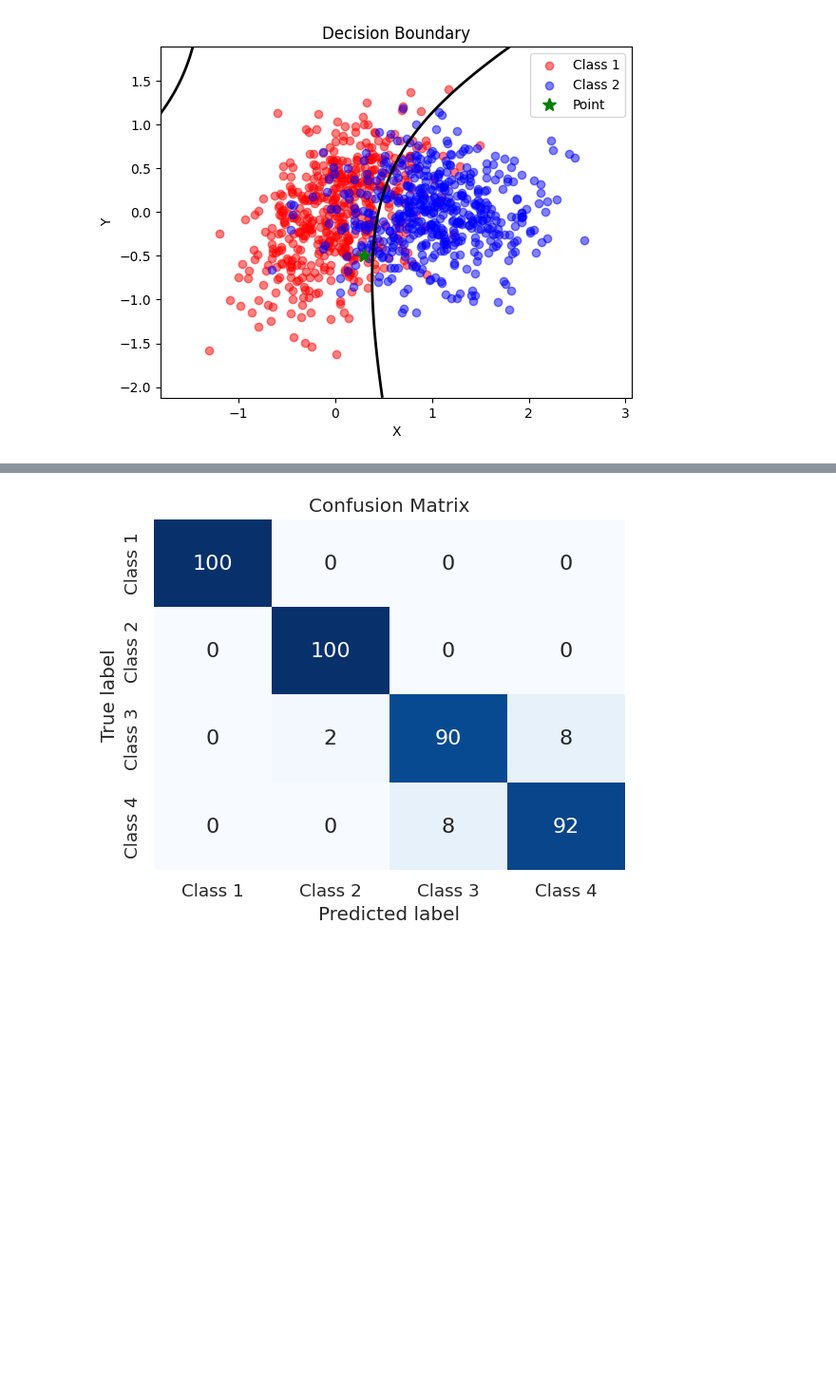
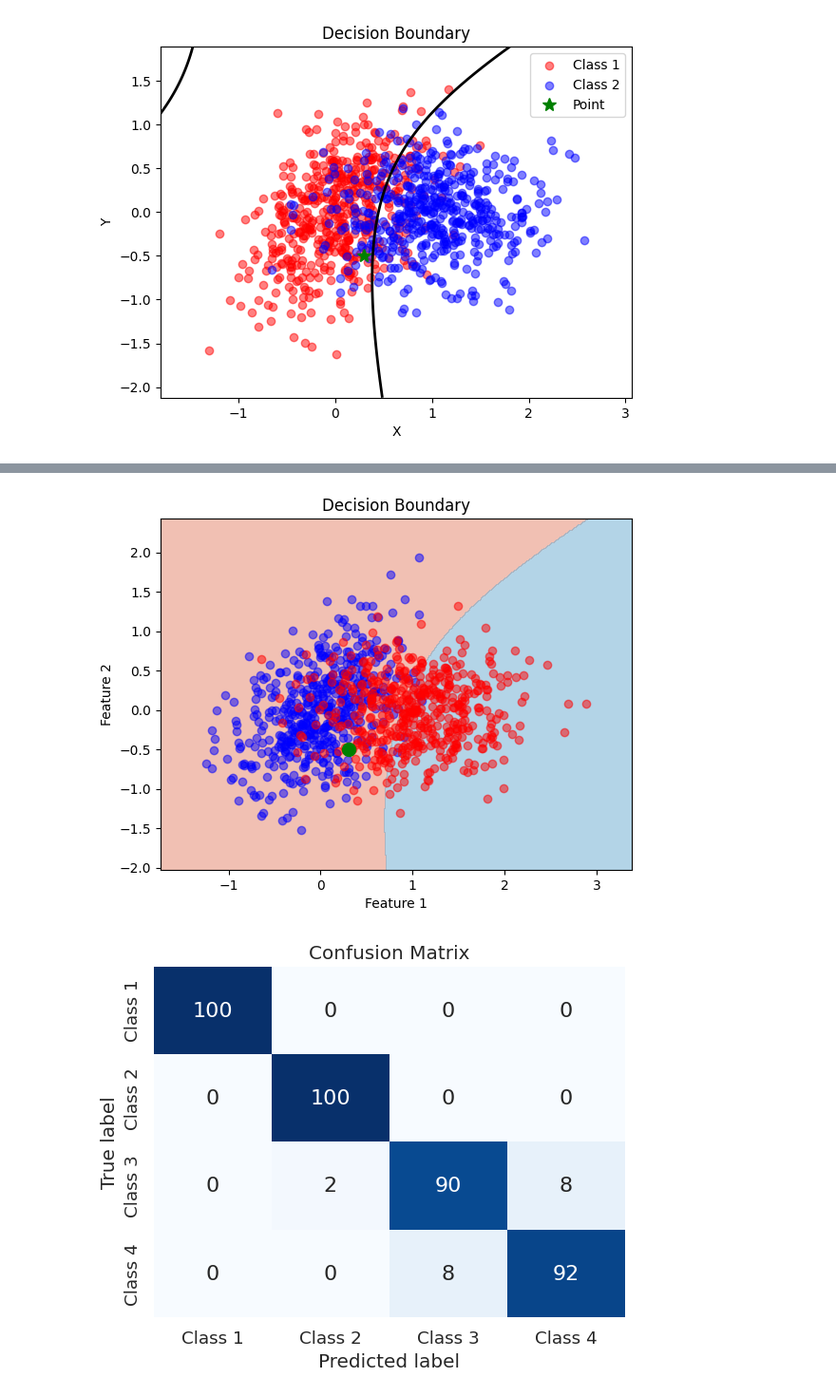
Before and after one commit to MJAHMADEE/Machine-Learning-and-Fault-Detection, a Jupyter notebook: Bayes.ipynb, the cells around one changed output, grey strips where cells are left out. Shown at 95% size. Cells and saved outputs as stored; diff of their text form; code cells hidden in the pictures; blank space fills up the shorter version.

```diff
--- a/Bayes.ipynb
+++ b/Bayes.ipynb
@@ -265,3 +267,84 @@ plt.show()
+# %%
+import numpy as np
+from scipy.stats import multivariate_normal
+from sklearn.metrics import confusion_matrix
+import seaborn as sns
+import matplotlib.pyplot as plt
+
+# Define the covariance matrices and means for the two classes
+s1 = np.array([[0.2, 0.1], [0.1, 0.3]])
+s2 = np.array([[0.3, 0], [0, 0.2]])
+m1 = np.array([0, 0])
+m2 = np.array([1, 0])
+
+# Define the loss matrix and calculate the risk function
+loss_mat = np.array([[0, 0.1], [0.9, 0]])
+r_fcn = lambda p1, p2: loss_mat[0, 1] * p1 + loss_mat[1, 0] * p2
+
+# Calculate the inverse and determinant of the covariance matrices
+inv_sigma1 = np.linalg.inv(s1)
+d_sigma1 = np.linalg.det(s1)
+inv_sigma2 = np.linalg.inv(s2)
+d_sigma2 = np.linalg.det(s2)
+
+# Generate data points for the two classes
+data1 = np.hstack((np.random.multivariate_normal(m1, s1, 500), np.ones((500, 1))))
+data2 = np.hstack((np.random.multivariate_normal(m2, s2, 500), 2*np.ones((500, 1))))
+data = np.vstack((data1, data2))
+a, b = data.shape
+
+# Initialize arrays to store probabilities and decisions
+d_t1 = np.zeros((a, 2))
+d_t2 = np.zeros((a, 2))
+p1 = np.zeros((a, 1))
+p2 = np.zeros((a, 1))
+
+# Define a function to calculate the decision boundary based on the loss matrix
+def decision_boundary(p1, p2):
+    # return (p1 - p2) / (loss_mat[1, 0] - loss_mat[0, 1])
+    return loss_mat[1, 0] * p2 - loss_mat[0, 1] * p1
+
+# Compute the probabilities of the data points belonging to the two classes using the multivariate normal PDF
+for i in range(a):
+    p1[i] = multivariate_normal.pdf(data[i, 0:b-1], m1, s1)
+    p2[i] = multivariate_normal.pdf(data[i, 0:b-1], m2, s2)
+
+    # Calculate the decision boundary based on the loss matrix
+    db = decision_boundary(p1[i], p2[i])
+
+    # Make decisions based on the computed probabilities and decision boundary
+    if db > 0:
+        d_t1[i, :] = [1, 0]
+    else:
+        d_t1[i, :] = [0, 1]
+
+# Create a ground truth array for the class labels of the data
+for i in range(a):
+    if data[i, b-1] == 1:
+        d_t2[i, :] = [1, 0]
+    elif data[i, b-1] == 2:
+        d_t2[i, :] = [0, 1]
+
+# Plot the decision boundary using a contour plot and the data points
+fig2 = plt.figure()
+x, y = np.mgrid[min(data[:,0])-0.5:max(data[:,0])+0.5:0.01, min(data[:,1])-0.5:max(data[:,1])+0.5:0.01]
+xy = np.stack([x.ravel(), y.ravel()], axis=1)
+p_xy1 = multivariate_normal.pdf(xy, m1, s1)
+p_xy2 = multivariate_normal.pdf(xy, m2, s2)
+p1p2 = np.column_stack((p_xy1, p_xy2))
+losses = np.dot(p1p2, loss_mat.T)
+p_xy = np.argmax(losses, axis=1) == 0
+p_xy = p_xy.reshape(x.shape)
+plt.contourf(x, y, p_xy, cmap='RdBu', alpha=0.5)
+plt.scatter(data1[:,0], data1[:,1], color='b', alpha=0.5)
+plt.scatter(data2[:,0], data2[:,1], color='r', alpha=0.5)
+plt.plot(0.3, -0.5, 'go', markersize=10, label='Point')
+plt.title('Decision Boundary')
+plt.xlabel('Feature 1')
+plt.ylabel('Feature 2')
+plt.show()
+# %% [output]
+[figure, added]
 # %%
 import numpy as np
 import pandas as pd
```
Also changed, not shown: parts of 1 cell of this notebook.
